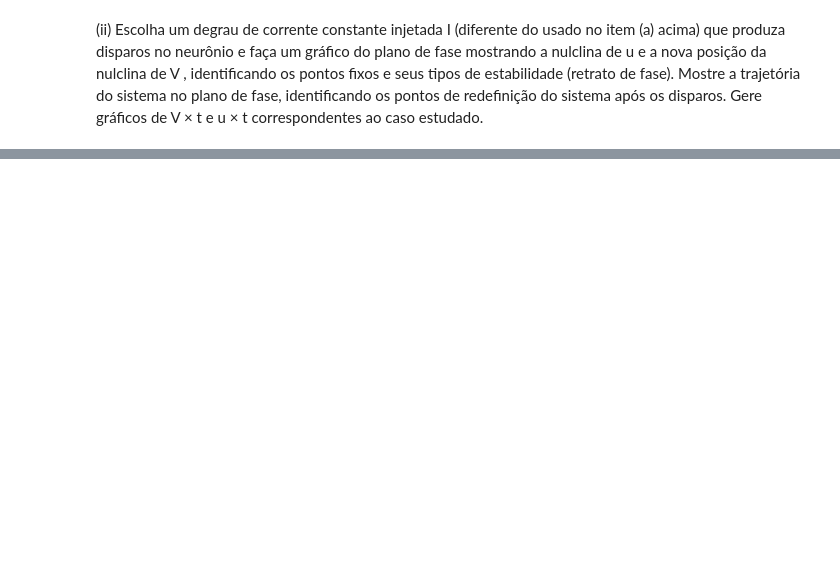
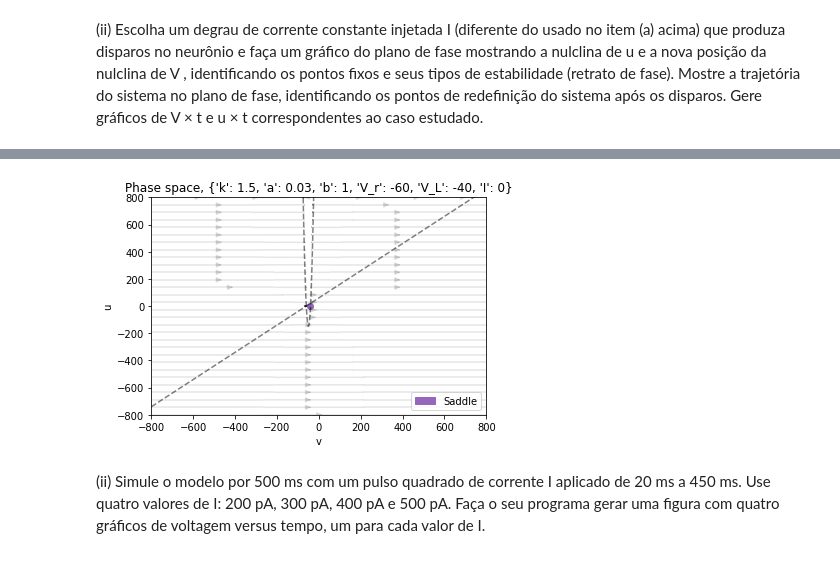
Before and after one commit to RafaelMRazeira/neurociencia_computacional_2022, a Jupyter notebook: Lista6/Lista6.ipynb, the cells around one changed output, grey strips where cells are left out. Drawn from its saved outputs; the diff is of its cells as text; code cells hidden in the pictures; blank space fills up the shorter version.

```diff
--- a/Lista6/Lista6.ipynb
+++ b/Lista6/Lista6.ipynb
@@ -247,0 +310,15 @@ u, seus pontos fixos e correspondentes tipos de estabilidade.<br>
+# %%
+params = {"k": 1.5, "a": 0.03, "b": 1, "V_r": -60, "V_L": -40, "I": 0}
+# %%
+IzhichNull = IzhikevichNullclines(params, C=50e-3, c=-40, d=150, V_pico=25)
+IzhichNull.plot_phase_diagram_Izhi(params)
+# %% [output]
+[figure, added]
+# %% [markdown]
+<div style="font-family: Times New Roman; font-size: 1.0em;">
+
+(ii) Simule o modelo por 500 ms com um pulso quadrado de corrente I aplicado de 20
+ms a 450 ms. Use quatro valores de I: 200 pA, 300 pA, 400 pA e 500 pA. Faça o
+seu programa gerar uma figura com quatro gráficos de voltagem versus tempo, um
+para cada valor de I.<br>
+</div>
```
Also changed, not shown: parts of 29 cells of this notebook, 5 other files.
